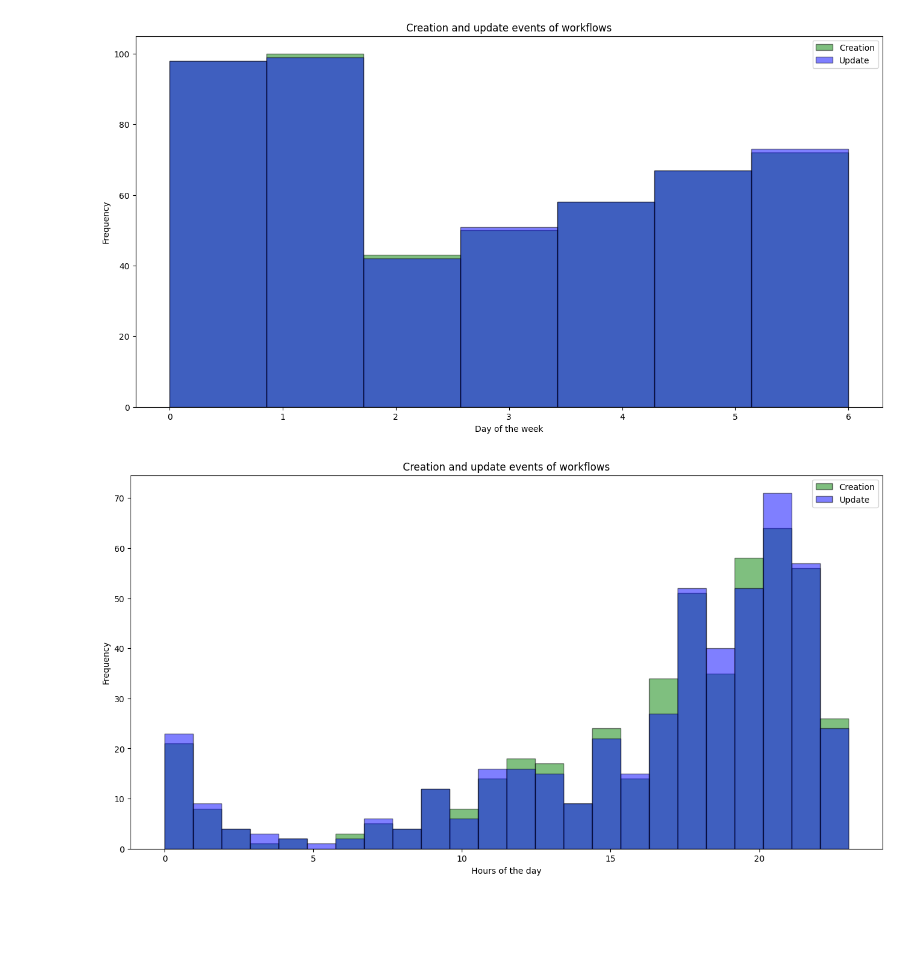
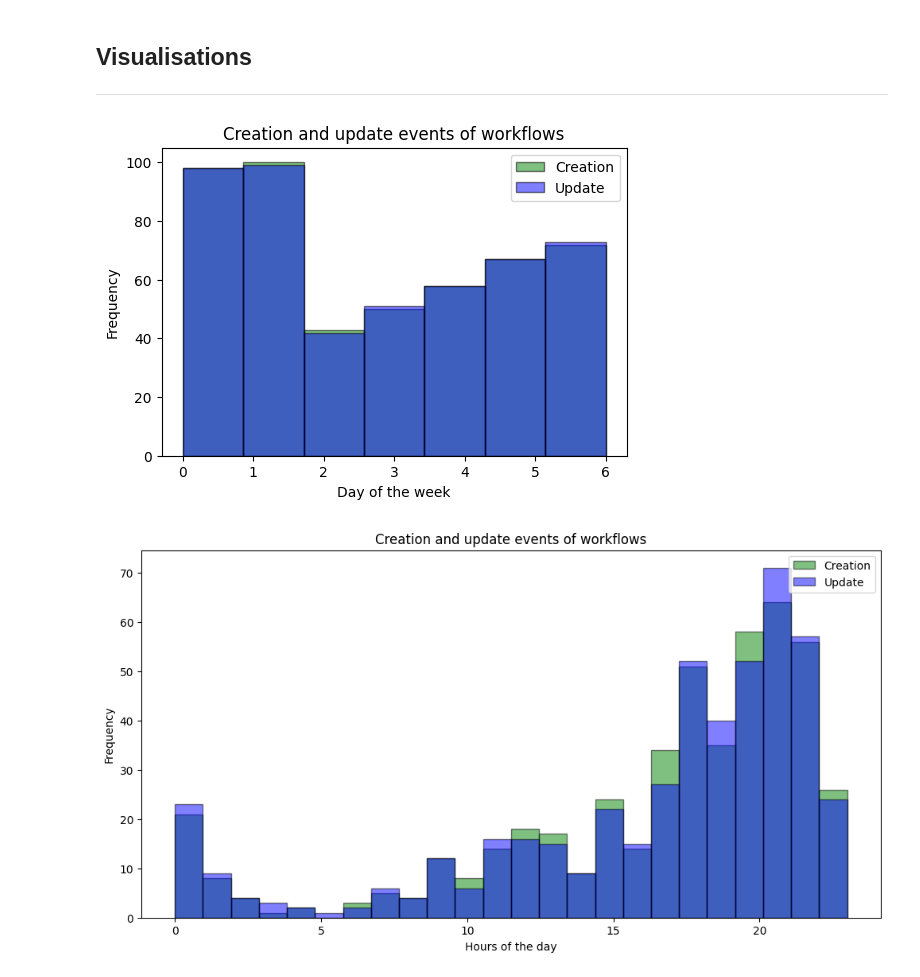
Before and after one commit to unyt-org/datex-tractor, a Jupyter notebook: notes.ipynb, the cells around one changed output. Drawn from its saved outputs; the diff is of its cells as text; code cells hidden in the pictures; blank space fills up the shorter version.

```diff
--- a/notes.ipynb
+++ b/notes.ipynb
@@ -22,5 +25,5 @@ len(df)
 # %%
-df["name"] = df["name"].str.removeprefix(".github/workflows/").str.removesuffix(".yml")
+df["name"] = df["name"].str.removeprefix(".github/workflows/").str.removesuffix(".yml").astype("category")
 # %%
 df[ ["created_day", "created_time"] ] = df["created_at"].str.split("T", expand=True)
 df[ ["updated_day", "updated_time"] ] = df["updated_at"].str.split("T", expand=True)
@@ -94,21 +95,24 @@ print(f"{len(df) - len(temp_df)} not plotted.")
+# %% [markdown]
+## Visualisations
+---
 # %%
 # Overlapping Histograms to compare airtime vs. elapsed time
-plt.figure(figsize=(16, 8))
+plt.figure(figsize=(6, 4))
 
 plt.hist(df["created_dtime"].dt.dayofweek, bins=7, alpha=0.5, label="Creation", color="green", edgecolor="black")
 plt.hist(df["updated_dtime"].dt.dayofweek, bins=7, alpha=0.5, label="Update", color="blue", edgecolor="black")
 
 plt.title("Creation and update events of workflows")
 plt.xlabel("Day of the week")
 plt.ylabel("Frequency")
 plt.legend(loc="upper right")
 
 plt.show()
 # %% [output]
-[figure, old version]
+[figure, new version]
 # %%
 # Overlapping Histograms to compare airtime vs. elapsed time
-plt.figure(figsize=(16, 8))
+plt.figure(figsize=(12, 6))
 
 plt.hist(df["created_dtime"].dt.hour, bins=24, alpha=0.5, label="Creation", color="green", edgecolor="black")
 plt.hist(df["updated_dtime"].dt.hour, bins=24, alpha=0.5, label="Update", color="blue", edgecolor="black")
@@ -120,7 +124,7 @@ plt.legend(loc="upper right")
 
 plt.show()
 # %% [output]
-[figure, old version]
+[figure, new version]
 # %%
 df["creation_date"] = df["created_dtime"].dt.date
 counts = df.groupby("creation_date").size()
```
Also changed, not shown: parts of 17 cells of this notebook.
